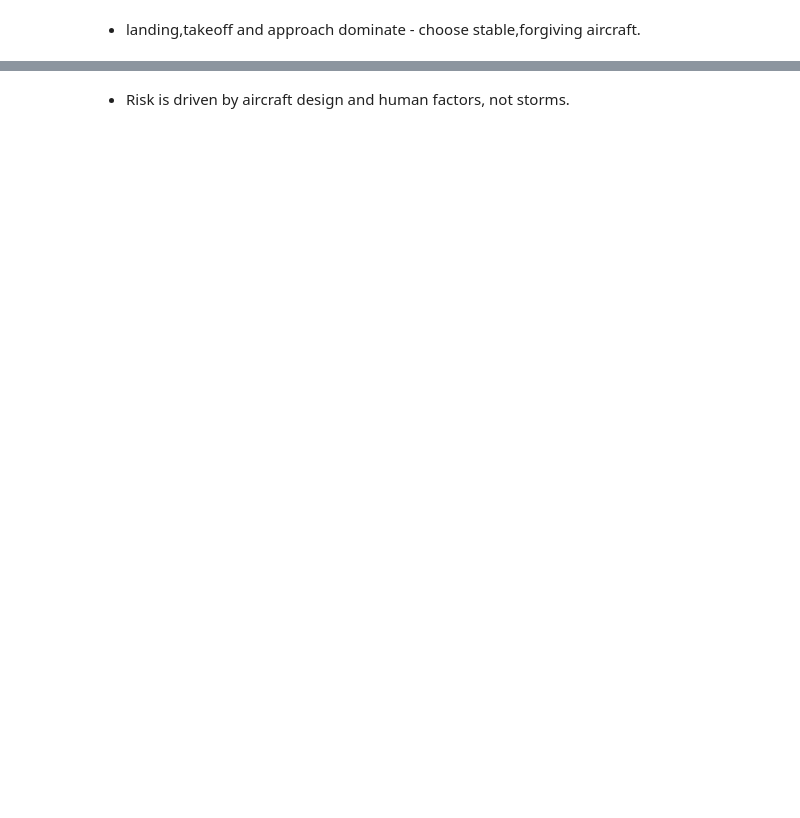
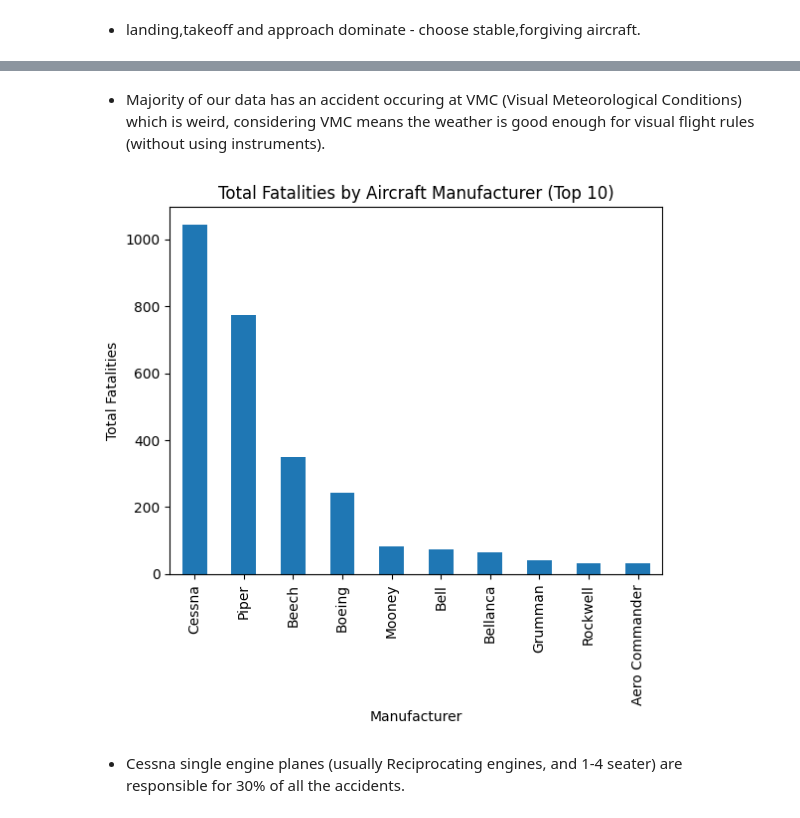
Before and after one commit to Wanyiri9dave/ds-phase1_project, a Jupyter notebook: student.ipynb, the cells around one changed output, grey strips where cells are left out. Saved outputs shown, nothing was run; the diff lists cells and outputs as text; code cells hidden in the pictures; blank space fills up the shorter version.

```diff
--- a/student.ipynb
+++ b/student.ipynb
@@ -254,2 +254,23 @@ plt.show()
-# %% [markdown]
-* Risk is driven by aircraft design and human factors, not storms.
+# %% [markdown]
+
+* Majority of our data has an accident occuring at VMC (Visual Meteorological Conditions) which is weird, considering VMC means the weather is good enough for visual flight rules (without using instruments).
+# %%
+# Manufacturer vs Total fatalities
+
+manufacturer_fatalities = (
+    df.groupby('Make')['Total.Fatal.Injuries']
+    .sum()
+    .sort_values(ascending=False)
+    .head(10)
+)
+
+plt.figure()
+manufacturer_fatalities.plot(kind='bar')
+plt.xlabel("Manufacturer")
+plt.ylabel("Total Fatalities")
+plt.title("Total Fatalities by Aircraft Manufacturer (Top 10)")
+plt.show()
+# %% [output]
+[figure, added]
+# %% [markdown]
+* Cessna single engine planes (usually Reciprocating engines, and 1-4 seater) are responsible for 30% of all the accidents.
```
Also changed, not shown: parts of 13 cells of this notebook.
